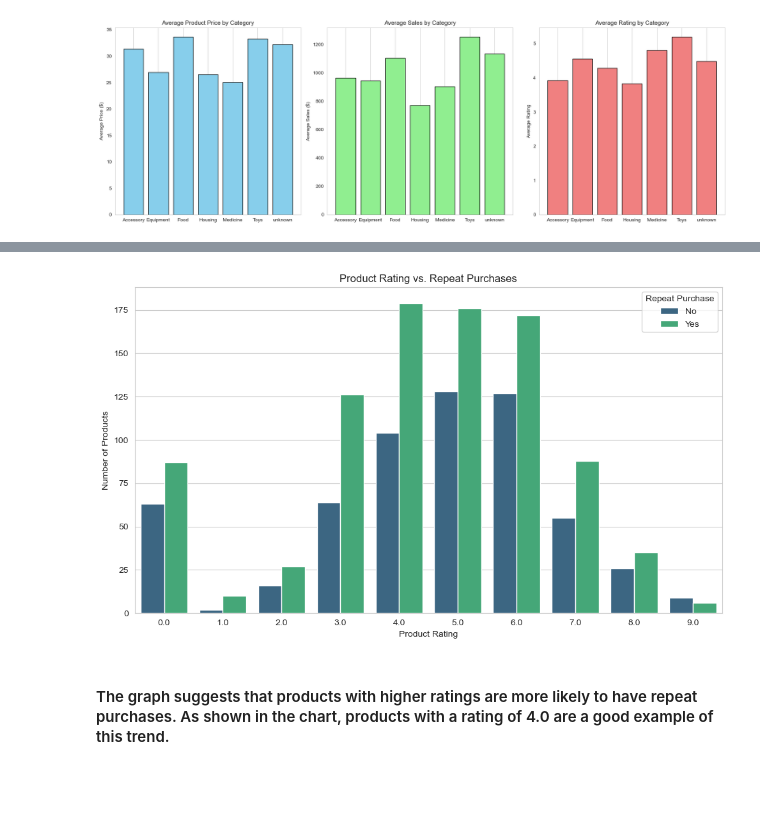
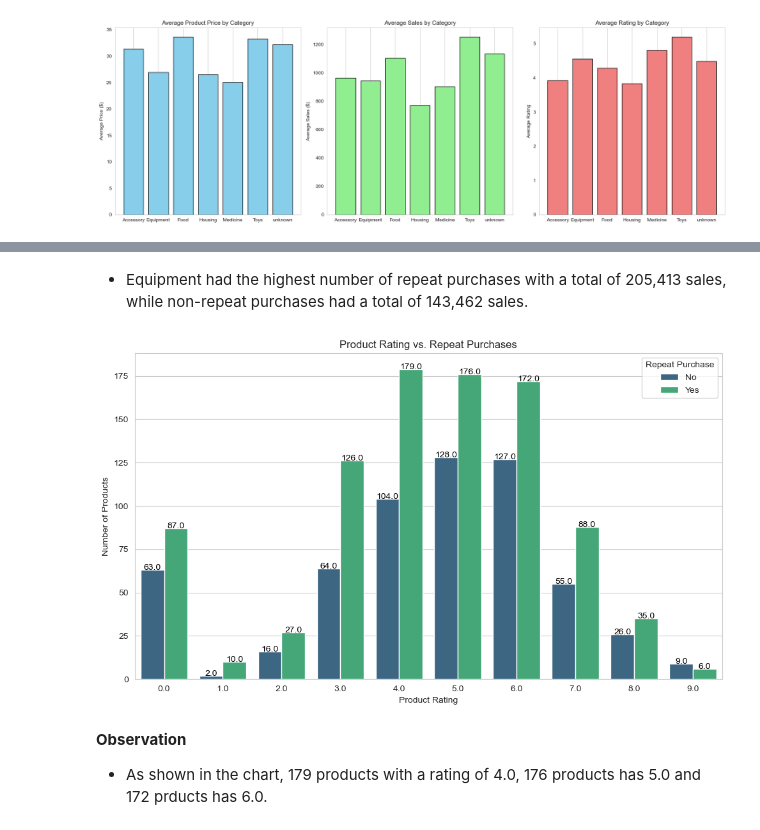
Before and after one commit to LoveRedemption/Pet_supply_analysis, a Jupyter notebook: Pet_Box.ipynb, the cells around one changed output, grey strips where cells are left out. Drawn from its saved outputs; the diff is of its cells as text; code cells hidden in the pictures; blank space fills up the shorter version.

```diff
--- a/Pet_Box.ipynb
+++ b/Pet_Box.ipynb
@@ -199,8 +143,8 @@ df[df['rating'] == 0].head()
 | 73 | 74 | Food | Bird | large | 28.06 | 1864.01 | 0.0 | 0 |
 # %%
 # Round sales and prices to 2 decimal places
-df['sales'] = df['sales'].apply(lambda x: round(x, 2) if isinstance(x, float) and x.as_integer_ratio()[1] != 1 else x)
-df['price'] = df['price'].apply(lambda x: round(x, 2) if isinstance(x, float) and x.as_integer_ratio()[1] != 1 else x)
+df['sales'] = df['sales'].apply(lambda x: round(x, 2))
+df['price'] = df['price'].apply(lambda x: round(x, 2))
 # %%
 df.info()
 # %% [output]
@@ -438,0 +422,36 @@ The Unknown category, which is where we placed the unspecified entries, has rela
+# %%
+# # calculate the total sales for equipment, group by repeat_purchase
+# equipment_rp = df[df['category'] == 'equipment'].groupby('repeat_purchase')['sales'].sum()
+# equipment_rp
+
+# # plot the bar chart
+# plt.figure(figsize=(9, 7))
+# plt.bar(equipment_rp.index, equipment_rp.values, color='skyblue', edgecolor='black', label='Equipment')
+# plt.title('Total Sales by Category')
+# plt.ylabel('Total Sales')
+# plt.xlabel('Category')
+# plt.legend(title='Repeat Purchase')
+# plt.show()
+
+# Convert the 'repeat_purchase' column to integer
+df['repeat_purchase'] = df['repeat_purchase'].astype(int)
+
+# Recalculate the total sales for equipment, grouped by repeat_purchase
+equipment_rp = df[df['category'] == 'Equipment'].groupby('repeat_purchase')['sales'].sum()
+
+# Check if the resulting Series is empty
+if not equipment_rp.empty:
+    # plot the bar chart
+    plt.figure(figsize=(9, 7))
+    bars = plt.bar(equipment_rp.index, equipment_rp.values, color='skyblue', edgecolor='black', label='Equipment Sales')
+
+    # Set the x-axis tick labels
+    plt.xticks(equipment_rp.index, ['Non-Repeated Purchase', 'Repeated Purchase'])
+
+    plt.title('Total Equipment Sales by Repeat Purchase')
+    plt.ylabel('Total Sales')
+    plt.xlabel('Repeat Purchase Status')
+    plt.legend()
+    plt.show()
+else:
+    print("No data available for equipment sales grouped by repeat_purchase.")
@@ -439,14 +460,22 @@ The Unknown category, which is where we placed the unspecified entries, has rela
+# %% [markdown]
+- Equipment had the highest number of repeat purchases with a total of 205,413 sales, while non-repeat purchases had a total of 143,462 sales.
 # %%
 # Plot the relationship between product rating and repeat purchases
 plt.figure(figsize=(10, 6))
 sns.countplot(data=df, x='rating', hue='repeat_purchase', palette='viridis')
+
+# Add text labels to the bars
+for p in plt.gca().patches:
+    plt.gca().annotate(f"\n{p.get_height()}", (p.get_x()+0.2, p.get_height()), ha='center', color='black')
+
 plt.title('Product Rating vs. Repeat Purchases')
 plt.ylabel('Number of Products')
 plt.xlabel('Product Rating')
 plt.legend(title='Repeat Purchase', labels=['No', 'Yes'])
 plt.tight_layout()
 plt.show()
 # %% [output]
-[figure, old version]
+[figure, new version]
-# %% [markdown]
-####  The graph suggests that products with higher ratings are more likely to have repeat purchases. As shown in the chart, products with a rating of 4.0 are a good example of this trend.
+# %% [markdown]
+**Observation**
+- As shown in the chart, 179 products with a rating of 4.0, 176 products has 5.0 and 172 prducts has 6.0.
```
Also changed, not shown: parts of 41 cells of this notebook, 1 other file.
